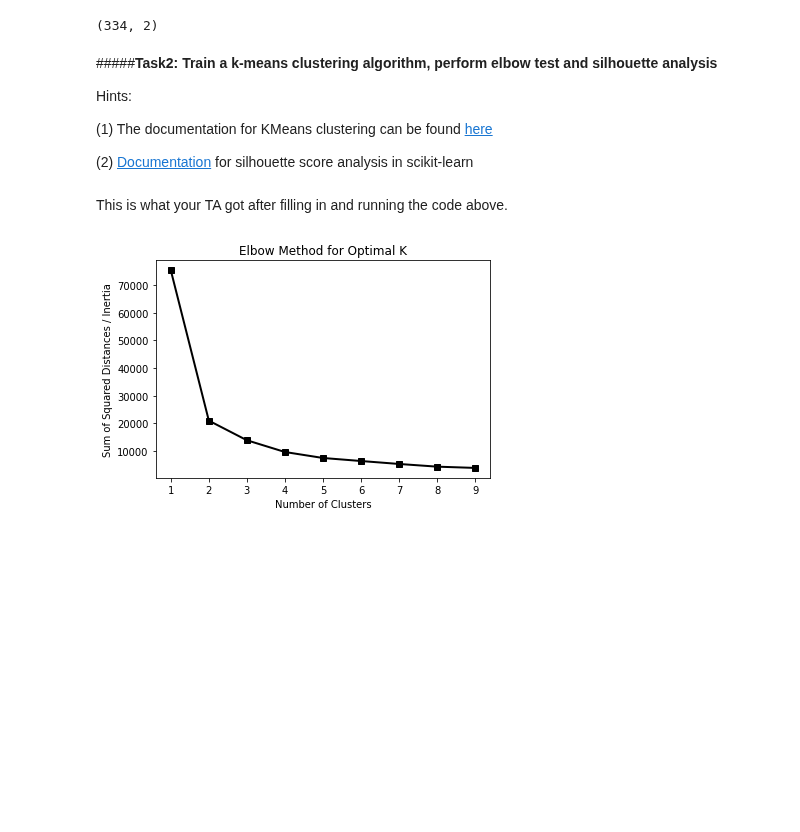
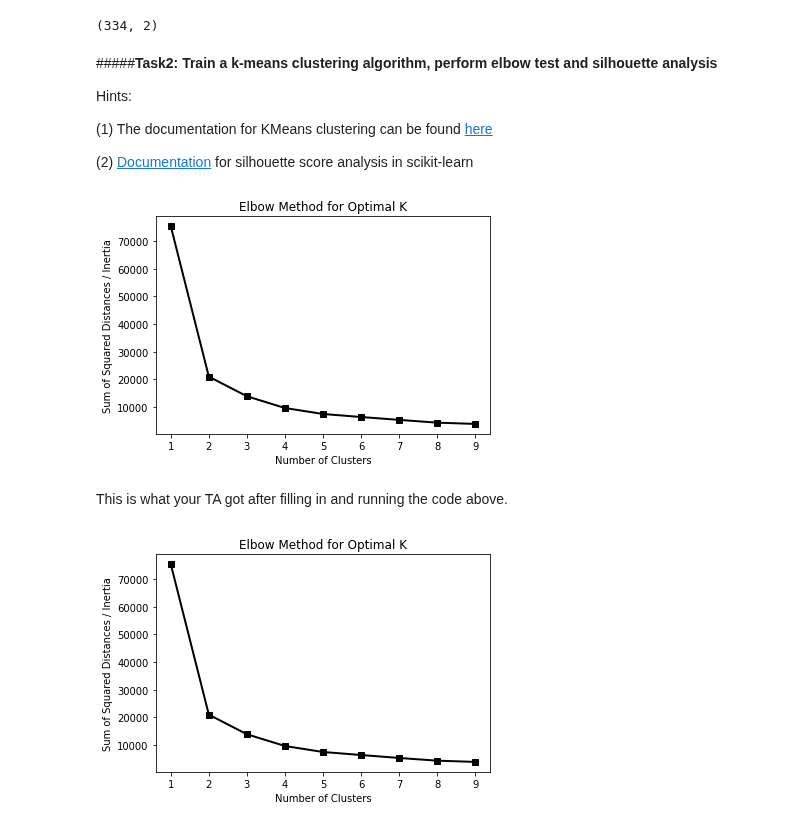
Before and after one commit to mojanshadkar/2022_Intro_Python, a Jupyter notebook: Exercises/W4_S1.ipynb, the cells around one changed output. Cells and saved outputs as stored; diff of their text form; code cells hidden in the pictures; blank space fills up the shorter version.

```diff
--- a/Exercises/W4_S1.ipynb
+++ b/Exercises/W4_S1.ipynb
@@ -141,18 +141,20 @@ from sklearn._______ import ________________
 # %%
 # Store the K-means inertia in an empty list
-_______________________ = []
-_ = ___________
-for ___________ in ______ :
- ________ = _______(n_clusters=____________)
- _______.___(X)
- ________________._______(___________)
+squared_distances = []
+p= range(1,10)
+for i in p :
+ k_means = KMeans(n_clusters=i)
+ k_means.fit(X)
+ squared_distances.append(k_means.inertia_)
 # %%
 # To finish the elbow method analysis, plot the change in intertia when you change the number of clusters you used to train the k-means clustering algorithm.
-plt.plot(____,__________,marker='s',c='k',lw=2)
+plt.plot(p,squared_distances,marker='s',c='k',lw=2)
 plt.xlabel('Number of Clusters')
 plt.ylabel('Sum of Squared Distances / Inertia')
 plt.title('Elbow Method for Optimal K')
 plt.show()
+# %% [output]
+[figure, added]
 # %% [markdown]
 This is what your TA got after filling in and running the code above.
 # %% [markdown]
```
Also changed, not shown: parts of 14 cells of this notebook.
